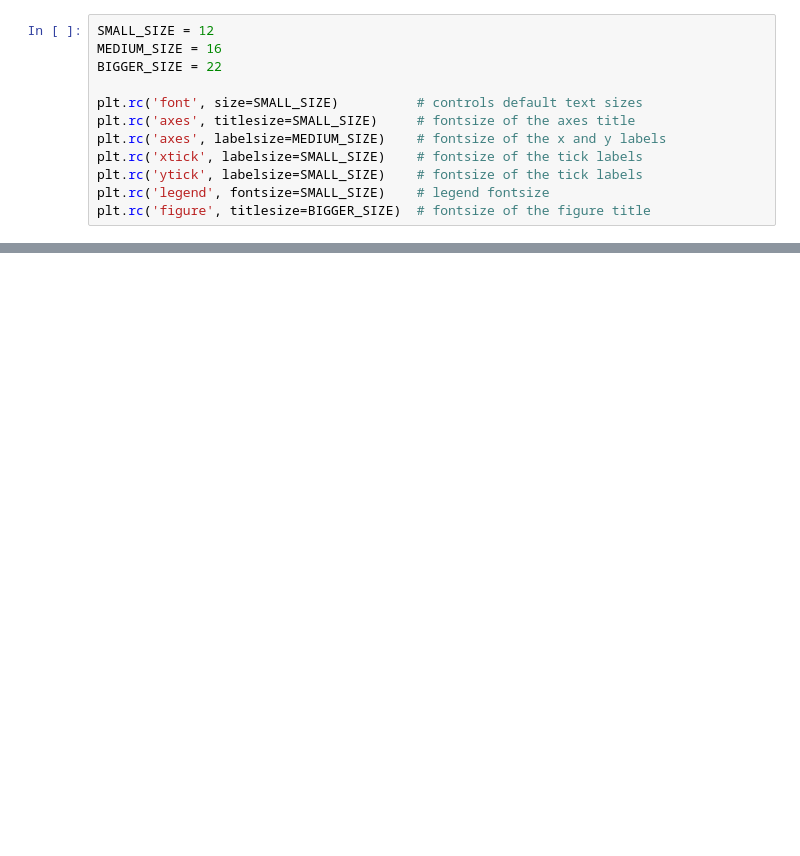
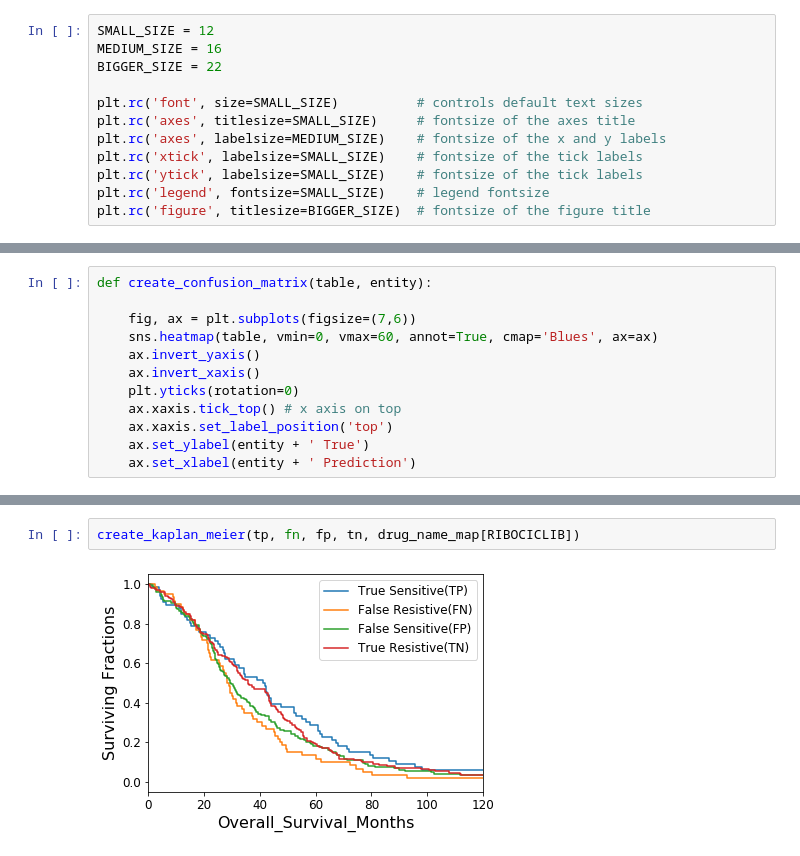
Before and after one commit to enmsilva/nest_drugcell, a Jupyter notebook: notebooks/genie_analysis.ipynb, the cells around one changed output, grey strips where cells are left out. Saved outputs shown, nothing was run; the diff lists cells and outputs as text; blank space fills up the shorter version.

```diff
--- a/notebooks/genie_analysis.ipynb
+++ b/notebooks/genie_analysis.ipynb
@@ -182,0 +74,12 @@ DrugCell(-) median: 45.55921053
+# %%
+def create_confusion_matrix(table, entity):
+
+    fig, ax = plt.subplots(figsize=(7,6))
+    sns.heatmap(table, vmin=0, vmax=60, annot=True, cmap='Blues', ax=ax)
+    ax.invert_yaxis()
+    ax.invert_xaxis()
+    plt.yticks(rotation=0)
+    ax.xaxis.tick_top() # x axis on top
+    ax.xaxis.set_label_position('top')
+    ax.set_ylabel(entity + ' True')
+    ax.set_xlabel(entity + ' Prediction')
@@ -182,0 +366,4 @@ DrugCell(-) median: 45.55921053
+# %%
+create_kaplan_meier(tp, fn, fp, tn, drug_name_map[RIBOCICLIB])
+# %% [output]
+[figure, added]
```
Also changed, not shown: parts of 46 cells of this notebook, 2 other files.
